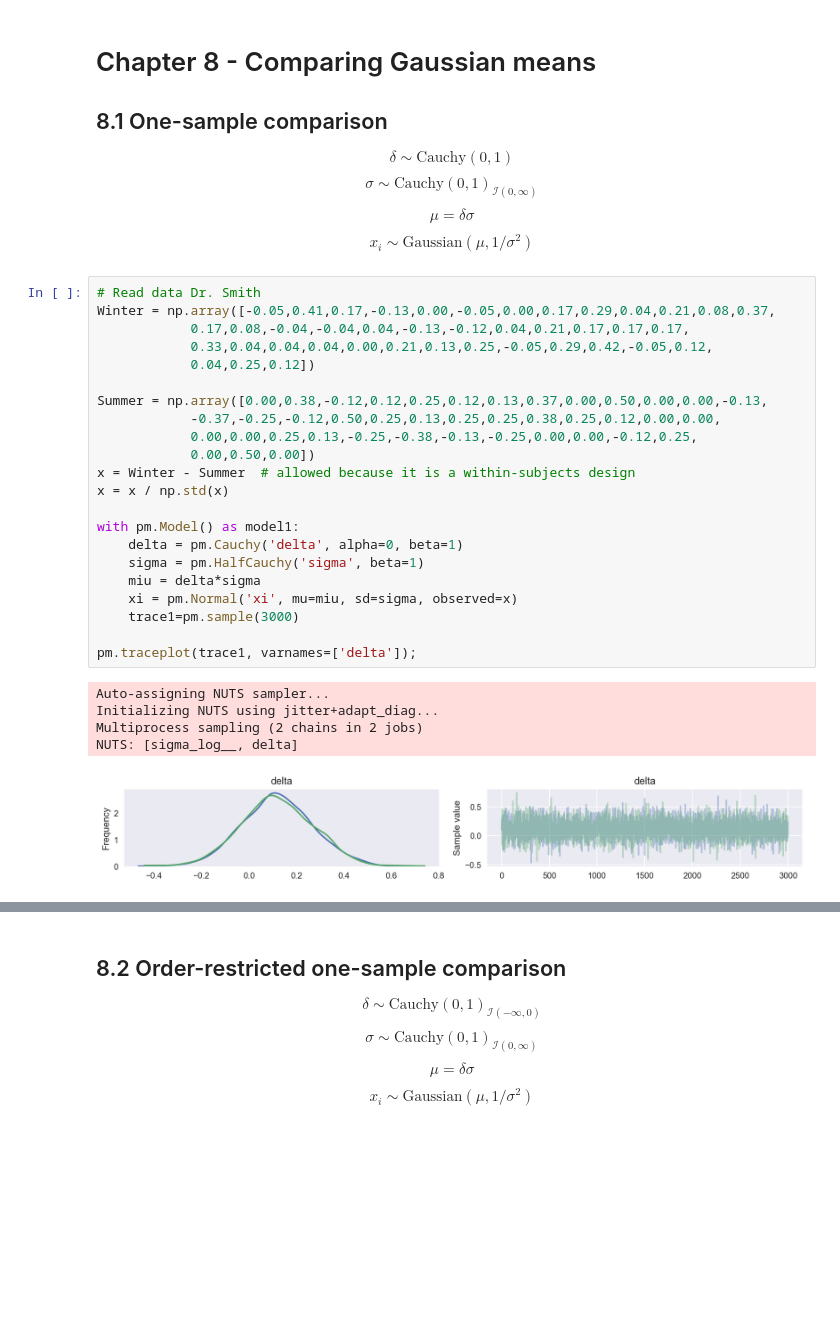
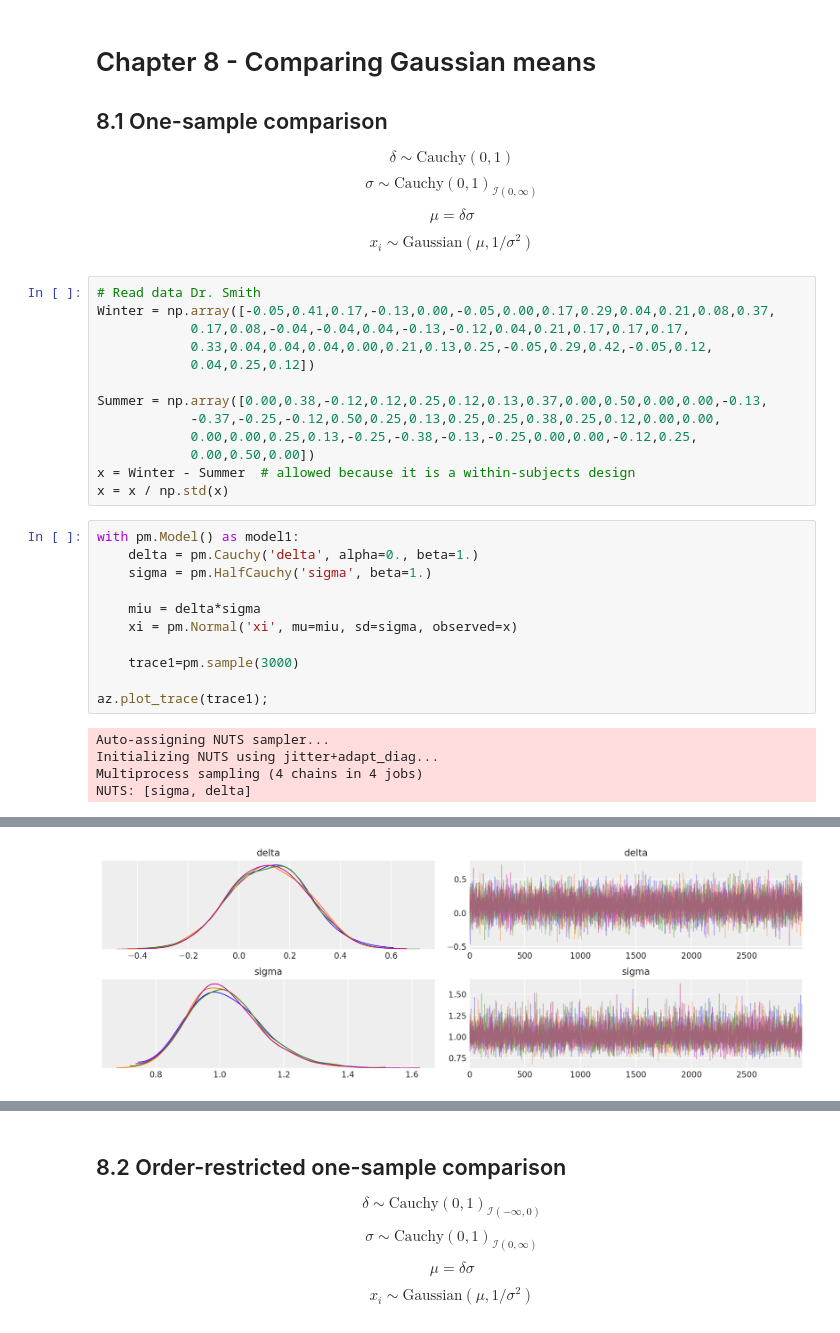
Before and after one commit to pymc-devs/pymc-resources, a Jupyter notebook: BCM/ModelSelection/ComparingGaussianMeans.ipynb, the cells around one changed output, grey strips where cells are left out. Saved outputs shown, nothing was run; the diff lists cells and outputs as text; blank space fills up the shorter version.

```diff
--- a/BCM/ModelSelection/ComparingGaussianMeans.ipynb
+++ b/BCM/ModelSelection/ComparingGaussianMeans.ipynb
@@ -32,18 +35,19 @@ Summer = np.array([0.00,0.38,-0.12,0.12,0.25,0.12,0.13,0.37,0.00,0.50,0.00,0.00,
             0.00,0.50,0.00])
 x = Winter - Summer  # allowed because it is a within-subjects design
 x = x / np.std(x)
-
-with pm.Model() as model1:
-    delta = pm.Cauchy('delta', alpha=0, beta=1)
-    sigma = pm.HalfCauchy('sigma', beta=1)
-    miu = delta*sigma
-    xi = pm.Normal('xi', mu=miu, sd=sigma, observed=x)
-    trace1=pm.sample(3000)
-
-pm.traceplot(trace1, varnames=['delta']);
-# %% [output]
-Auto-assigning NUTS sampler...
-Initializing NUTS using jitter+adapt_diag...
-Multiprocess sampling (2 chains in 2 jobs)
-NUTS: [sigma_log__, delta]
-[figure, removed]
+# %%
+with pm.Model() as model1:
+    delta = pm.Cauchy('delta', alpha=0., beta=1.)
+    sigma = pm.HalfCauchy('sigma', beta=1.)
+
+    miu = delta*sigma
+    xi = pm.Normal('xi', mu=miu, sd=sigma, observed=x)
+
+    trace1=pm.sample(3000)
+
+az.plot_trace(trace1);
+# %% [output]
+Auto-assigning NUTS sampler...
+Initializing NUTS using jitter+adapt_diag...
+Multiprocess sampling (4 chains in 4 jobs)
+NUTS: [sigma, delta]
@@ -49,0 +56 @@ NUTS: [sigma_log__, delta]
+[figure, added]
```
Also changed, not shown: parts of 13 cells of this notebook.
